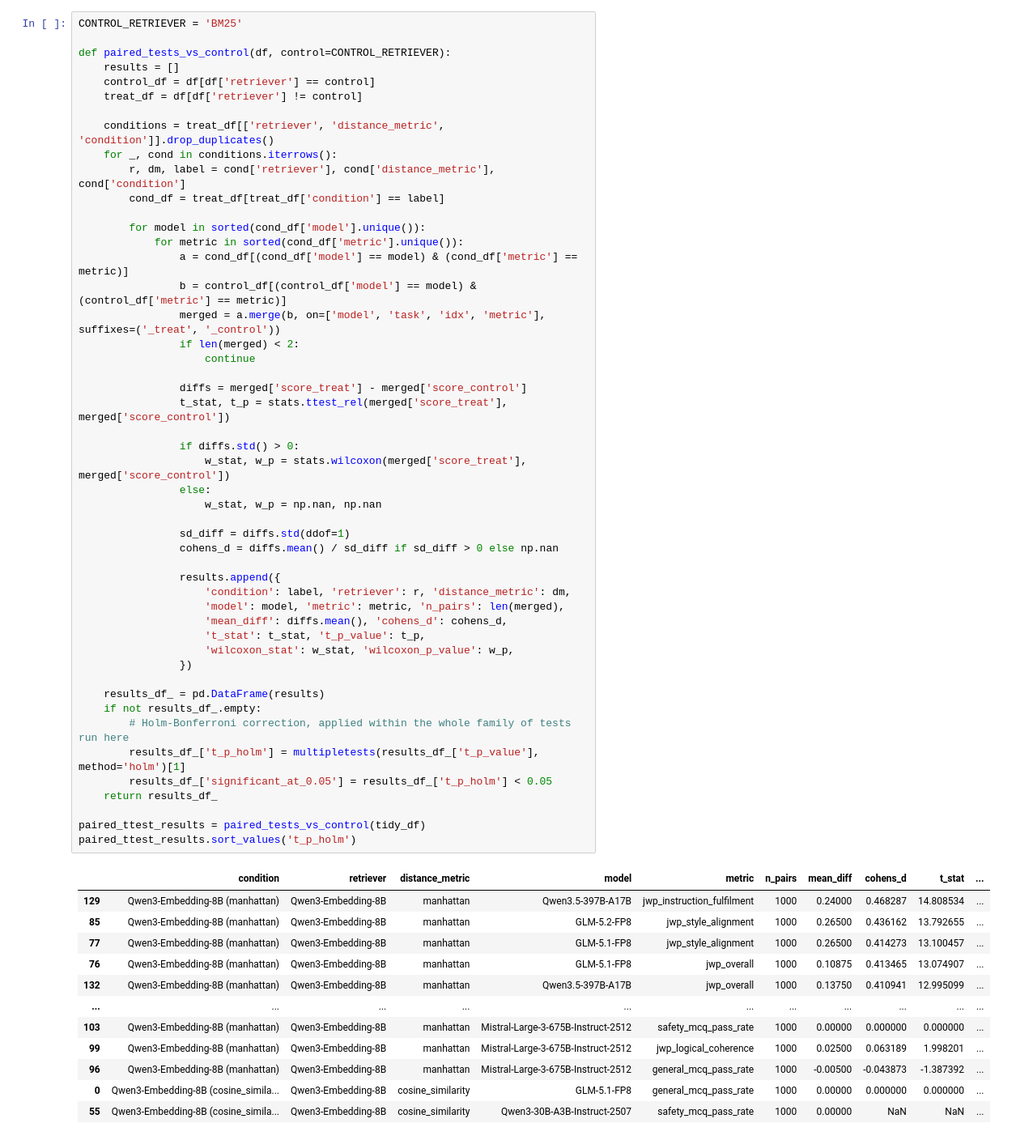
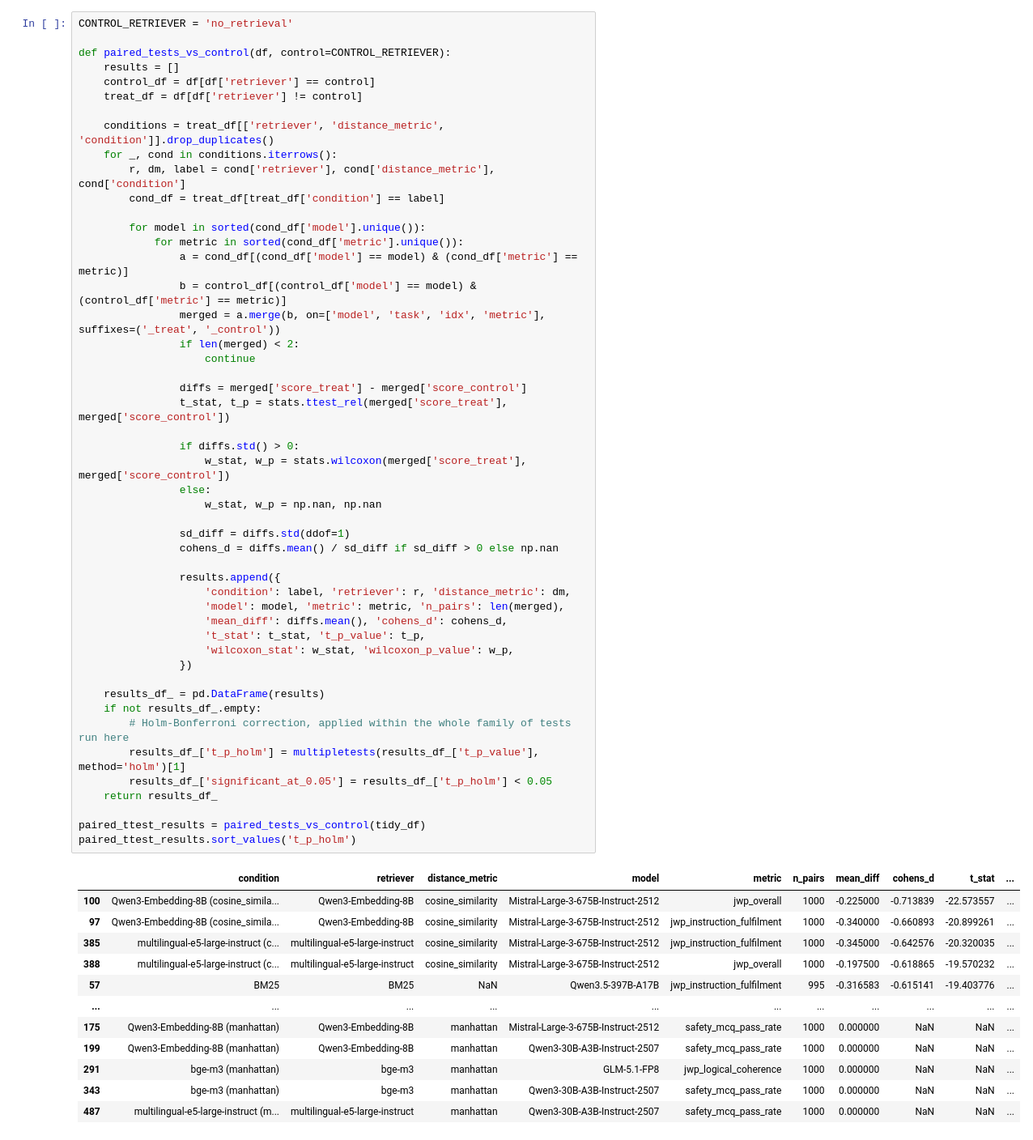
Before and after one commit to Marit-vdh/master-thesis, a Jupyter notebook: experiments/scripts/results_notebook.ipynb, the cells around one changed output. Shown at 81% size. Saved outputs shown, nothing was run; the diff lists cells and outputs as text.

```diff
--- a/experiments/scripts/results_notebook.ipynb
+++ b/experiments/scripts/results_notebook.ipynb
@@ -252,7 +248,7 @@ Running this many tests (9 models × several conditions × 8 metrics) inflates t
 so p-values are corrected with the **Holm–Bonferroni** method (less conservative than plain Bonferroni,
 still controls the family-wise error rate).
 # %%
-CONTROL_RETRIEVER = 'BM25'
+CONTROL_RETRIEVER = 'no_retrieval'
 
 def paired_tests_vs_control(df, control=CONTROL_RETRIEVER):
     results = []
@@ -275,41 +271,41 @@ def paired_tests_vs_control(df, control=CONTROL_RETRIEVER):
                 diffs = merged['score_treat'] - merged['score_control']
                 t_stat, t_p = stats.ttest_rel(merged['score_treat'], merged['score_control'])
 
                 if diffs.std() > 0:
                     w_stat, w_p = stats.wilcoxon(merged['score_treat'], merged['score_control'])
                 else:
                     w_stat, w_p = np.nan, np.nan
 
                 sd_diff = diffs.std(ddof=1)
                 cohens_d = diffs.mean() / sd_diff if sd_diff > 0 else np.nan
 
                 results.append({
                     'condition': label, 'retriever': r, 'distance_metric': dm,
                     'model': model, 'metric': metric, 'n_pairs': len(merged),
                     'mean_diff': diffs.mean(), 'cohens_d': cohens_d,
                     't_stat': t_stat, 't_p_value': t_p,
                     'wilcoxon_stat': w_stat, 'wilcoxon_p_value': w_p,
                 })
 
     results_df_ = pd.DataFrame(results)
     if not results_df_.empty:
         # Holm-Bonferroni correction, applied within the whole family of tests run here
         results_df_['t_p_holm'] = multipletests(results_df_['t_p_value'], method='holm')[1]
         results_df_['significant_at_0.05'] = results_df_['t_p_holm'] < 0.05
     return results_df_
 
 paired_ttest_results = paired_tests_vs_control(tidy_df)
 paired_ttest_results.sort_values('t_p_holm')
 # %% [output]
 |  | condition | retriever | distance_metric | model | metric | n_pairs | mean_diff | cohens_d | t_stat | ... |
-| 129 | Qwen3-Embedding-8B (manhattan) | Qwen3-Embedding-8B | manhattan | Qwen3.5-397B-A17B | jwp_instruction_fulfilment | 1000 | 0.24000 | 0.468287 | 14.808534 | ... |
-| 85 | Qwen3-Embedding-8B (manhattan) | Qwen3-Embedding-8B | manhattan | GLM-5.2-FP8 | jwp_style_alignment | 1000 | 0.26500 | 0.436162 | 13.792655 | ... |
-| 77 | Qwen3-Embedding-8B (manhattan) | Qwen3-Embedding-8B | manhattan | GLM-5.1-FP8 | jwp_style_alignment | 1000 | 0.26500 | 0.414273 | 13.100457 | ... |
-| 76 | Qwen3-Embedding-8B (manhattan) | Qwen3-Embedding-8B | manhattan | GLM-5.1-FP8 | jwp_overall | 1000 | 0.10875 | 0.413465 | 13.074907 | ... |
-| 132 | Qwen3-Embedding-8B (manhattan) | Qwen3-Embedding-8B | manhattan | Qwen3.5-397B-A17B | jwp_overall | 1000 | 0.13750 | 0.410941 | 12.995099 | ... |
+| 100 | Qwen3-Embedding-8B (cosine_simila... | Qwen3-Embedding-8B | cosine_similarity | Mistral-Large-3-675B-Instruct-2512 | jwp_overall | 1000 | -0.225000 | -0.713839 | -22.573557 | ... |
+| 97 | Qwen3-Embedding-8B (cosine_simila... | Qwen3-Embedding-8B | cosine_similarity | Mistral-Large-3-675B-Instruct-2512 | jwp_instruction_fulfilment | 1000 | -0.340000 | -0.660893 | -20.899261 | ... |
+| 385 | multilingual-e5-large-instruct (c... | multilingual-e5-large-instruct | cosine_similarity | Mistral-Large-3-675B-Instruct-2512 | jwp_instruction_fulfilment | 1000 | -0.345000 | -0.642576 | -20.320035 | ... |
+| 388 | multilingual-e5-large-instruct (c... | multilingual-e5-large-instruct | cosine_similarity | Mistral-Large-3-675B-Instruct-2512 | jwp_overall | 1000 | -0.197500 | -0.618865 | -19.570232 | ... |
+| 57 | BM25 | BM25 | NaN | Qwen3.5-397B-A17B | jwp_instruction_fulfilment | 995 | -0.316583 | -0.615141 | -19.403776 | ... |
 | ... | ... | ... | ... | ... | ... | ... | ... | ... | ... | ... |
-| 103 | Qwen3-Embedding-8B (manhattan) | Qwen3-Embedding-8B | manhattan | Mistral-Large-3-675B-Instruct-2512 | safety_mcq_pass_rate | 1000 | 0.00000 | 0.000000 | 0.000000 | ... |
-| 99 | Qwen3-Embedding-8B (manhattan) | Qwen3-Embedding-8B | manhattan | Mistral-Large-3-675B-Instruct-2512 | jwp_logical_coherence | 1000 | 0.02500 | 0.063189 | 1.998201 | ... |
-| 96 | Qwen3-Embedding-8B (manhattan) | Qwen3-Embedding-8B | manhattan | Mistral-Large-3-675B-Instruct-2512 | general_mcq_pass_rate | 1000 | -0.00500 | -0.043873 | -1.387392 | ... |
-| 0 | Qwen3-Embedding-8B (cosine_simila... | Qwen3-Embedding-8B | cosine_similarity | GLM-5.1-FP8 | general_mcq_pass_rate | 1000 | 0.00000 | 0.000000 | 0.000000 | ... |
-| 55 | Qwen3-Embedding-8B (cosine_simila... | Qwen3-Embedding-8B | cosine_similarity | Qwen3-30B-A3B-Instruct-2507 | safety_mcq_pass_rate | 1000 | 0.00000 | NaN | NaN | ... |
+| 175 | Qwen3-Embedding-8B (manhattan) | Qwen3-Embedding-8B | manhattan | Mistral-Large-3-675B-Instruct-2512 | safety_mcq_pass_rate | 1000 | 0.000000 | NaN | NaN | ... |
+| 199 | Qwen3-Embedding-8B (manhattan) | Qwen3-Embedding-8B | manhattan | Qwen3-30B-A3B-Instruct-2507 | safety_mcq_pass_rate | 1000 | 0.000000 | NaN | NaN | ... |
+| 291 | bge-m3 (manhattan) | bge-m3 | manhattan | GLM-5.1-FP8 | jwp_logical_coherence | 1000 | 0.000000 | NaN | NaN | ... |
+| 343 | bge-m3 (manhattan) | bge-m3 | manhattan | Qwen3-30B-A3B-Instruct-2507 | safety_mcq_pass_rate | 1000 | 0.000000 | NaN | NaN | ... |
+| 487 | multilingual-e5-large-instruct (m... | multilingual-e5-large-instruct | manhattan | Qwen3-30B-A3B-Instruct-2507 | safety_mcq_pass_rate | 1000 | 0.000000 | NaN | NaN | ... |
```
Also changed, not shown: parts of 12 cells of this notebook, 40 other files.
